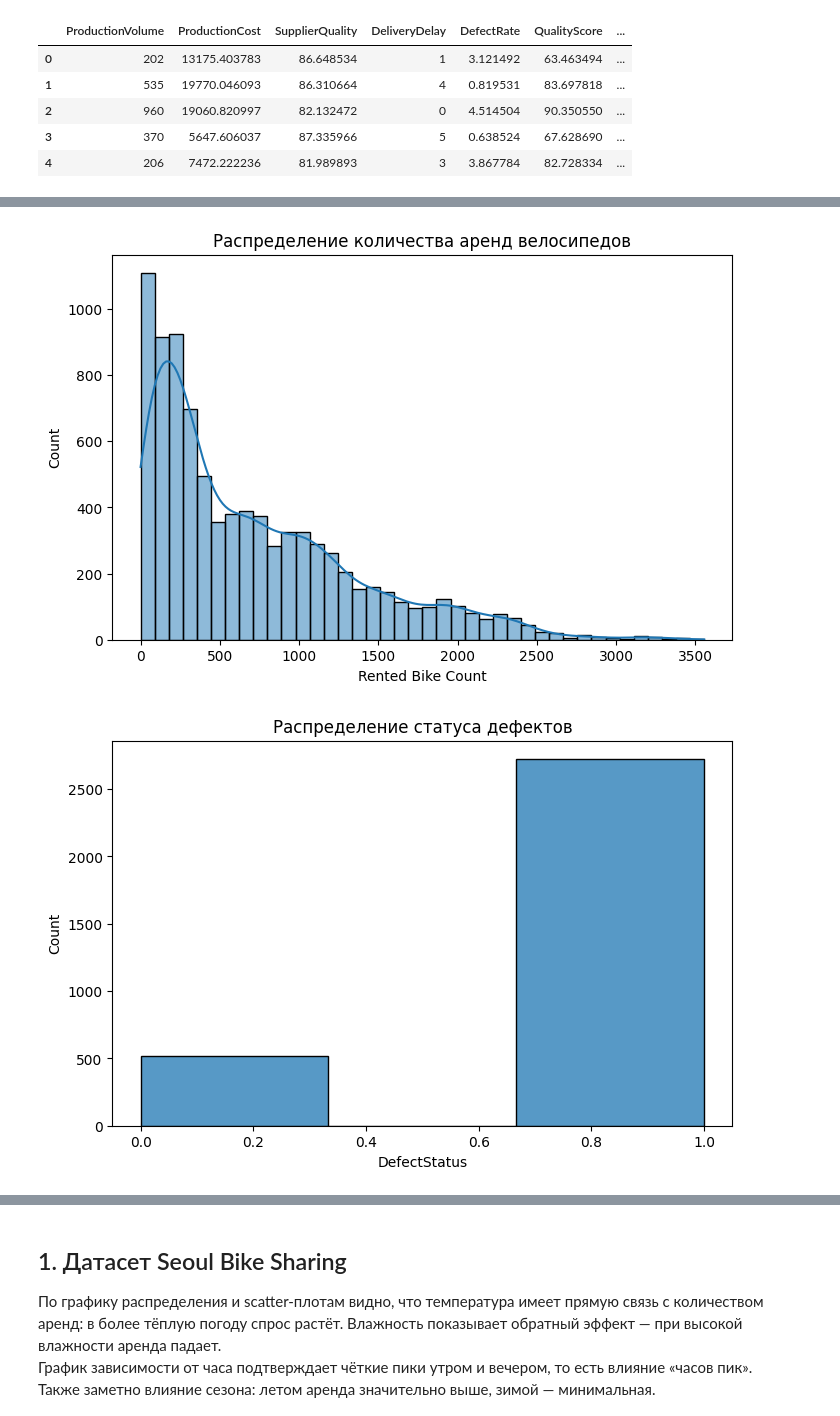
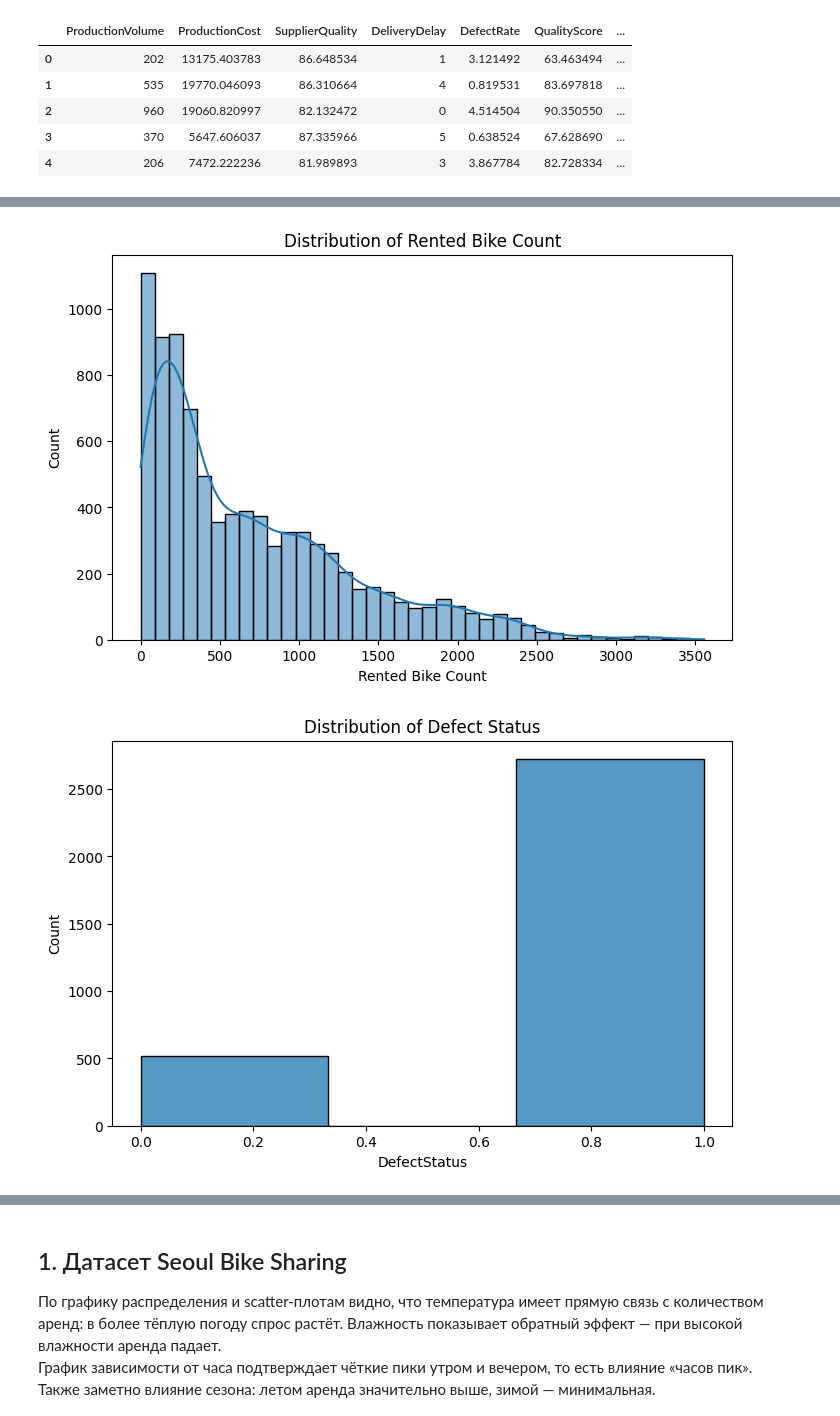
Before and after one commit to MAPiryazev/AI_Frameworks, a Jupyter notebook: Lab_4/lab4.ipynb, the cells around one changed output, grey strips where cells are left out. Saved outputs shown, nothing was run; the diff lists cells and outputs as text; code cells hidden in the pictures.

```diff
--- a/Lab_4/lab4.ipynb
+++ b/Lab_4/lab4.ipynb
@@ -133,20 +132,24 @@ F1 score: 0.9086315789473685
 - Модель: RandomForestClassifier
 - Метрики: Accuracy, F1, Confusion Matrix
 # %%
-# Распределения
+# ============================================
+# 1. РАСПРЕДЕЛЕНИЯ
+# ============================================
 
 plt.figure(figsize=(8,5))
 sns.histplot(bike_df["Rented Bike Count"], bins=40, kde=True)
-plt.title("Распределение количества аренд велосипедов")
+plt.title("Distribution of Rented Bike Count")
 plt.show()
 
 plt.figure(figsize=(8,5))
 sns.histplot(details_df["DefectStatus"], bins=3)
-plt.title("Распределение статуса дефектов")
+plt.title("Distribution of Defect Status")
 plt.show()
 
 
-# Связи между признаками
+# ============================================
+# 2. СВЯЗИ МЕЖДУ ПРИЗНАКАМИ
+# ============================================
 
 plt.figure(figsize=(8,5))
 sns.scatterplot(
@@ -154,7 +157,7 @@ sns.scatterplot(
     y=bike_df["Rented Bike Count"],
     s=10
 )
-plt.title("Температура vs количество аренд")
+plt.title("Temperature vs Rented Bike Count")
 plt.show()
 
 plt.figure(figsize=(8,5))
@@ -163,7 +166,7 @@ sns.scatterplot(
     y=bike_df["Rented Bike Count"],
     s=10
 )
-plt.title("Влажность vs количество аренд")
+plt.title("Humidity vs Rented Bike Count")
 plt.show()
 
 plt.figure(figsize=(8,5))
@@ -172,11 +175,13 @@ sns.scatterplot(
     y=details_df["DefectRate"],
     s=10
 )
-plt.title("Производственный объём vs уровень дефектов")
+plt.title("Production Volume vs Defect Rate")
 plt.show()
 
 
-# Корелляционные матрицы
+# ============================================
+# 3. КОРРЕЛЯЦИОННЫЕ МАТРИЦЫ (важно для гипотез)
+# ============================================
 
 plt.figure(figsize=(10,7))
 sns.heatmap(
@@ -184,37 +189,41 @@ sns.heatmap(
              'Wind speed (m/s)','Visibility (10m)','Dew point temperature(°C)',
              'Solar Radiation (MJ/m2)','Rainfall(mm)','Snowfall (cm)']].corr(),
     annot=True, fmt=".2f", cmap="coolwarm"
 )
-plt.title("Корреляционная матрица данных по велосипедам")
+plt.title("Bike Dataset Correlation Heatmap")
 plt.show()
 
 plt.figure(figsize=(12,10))
 sns.heatmap(details_df.corr(), annot=False, cmap="viridis")
-plt.title("Корреляционная матрица данных по деталям")
+plt.title("Details Dataset Correlation Heatmap")
 plt.show()
 
 
+# ============================================
 # 4. Динамика спроса по часу суток
+# ============================================
 
 plt.figure(figsize=(10,5))
 sns.lineplot(
     x=bike_df["Hour"],
     y=bike_df["Rented Bike Count"],
     ci=None
 )
-plt.title("Аренды велосипедов по часу суток")
+plt.title("Bike Rentals by Hour")
 plt.show()
 
 
-# 5. Сезоны и среднее число аренды
+# ============================================
+# 5. Сезоны vs среднее число аренды
+# ============================================
 
 plt.figure(figsize=(8,5))
 sns.barplot(
     x=bike_df["Seasons"],
     y=bike_df["Rented Bike Count"]
 )
-plt.title("Среднее число аренд по сезонам")
+plt.title("Average Bike Rentals by Season")
 plt.show()
 # %% [output]
-[figure, old version]
+[figure, new version]
-[figure, old version]
+[figure, new version]
```
Also changed, not shown: parts of 15 cells of this notebook.
